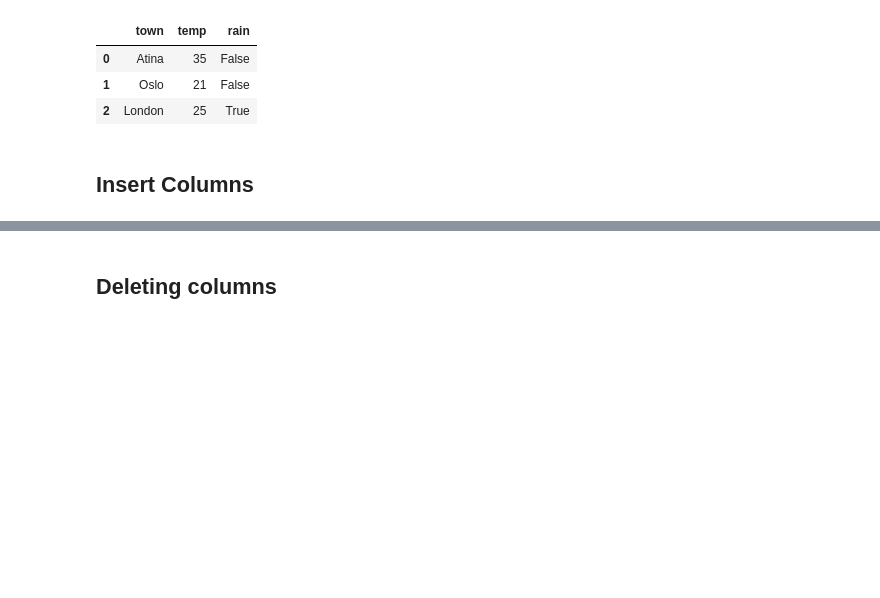
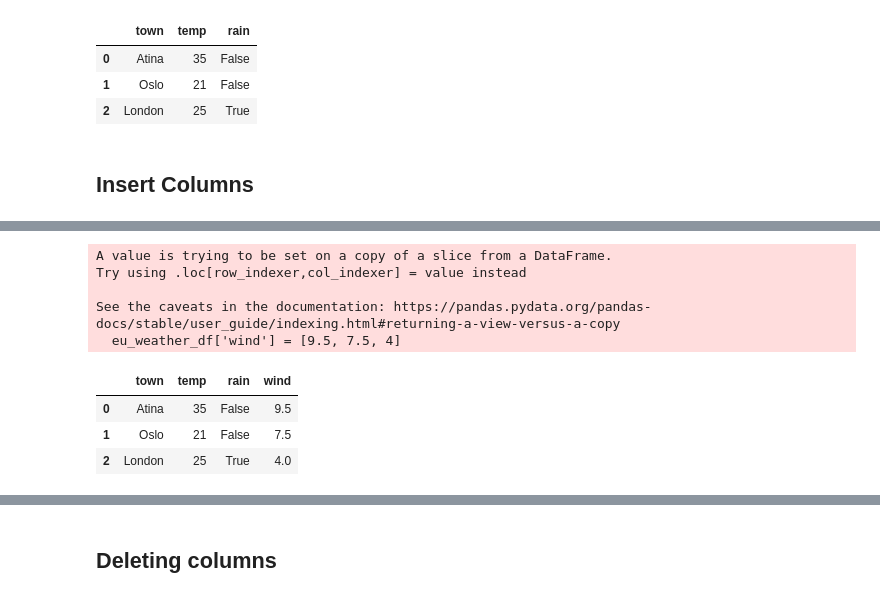
Before and after one commit to ProgressBG-Python-Course/JupyterNotebooksExamples, a Jupyter notebook: Notebooks/numpy_and_pandas/pandas/DataFramesManipulations.ipynb, the cells around one changed output, grey strips where cells are left out. Saved outputs shown, nothing was run; the diff lists cells and outputs as text; code cells hidden in the pictures; blank space fills up the shorter version.

```diff
--- a/Notebooks/numpy_and_pandas/pandas/DataFramesManipulations.ipynb
+++ b/Notebooks/numpy_and_pandas/pandas/DataFramesManipulations.ipynb
@@ -52 +88,14 @@ eu_weather_df
+# %%
+eu_weather_df['wind'] = [9.5, 7.5, 4]
+eu_weather_df
+# %% [output]
+A value is trying to be set on a copy of a slice from a DataFrame.
+Try using .loc[row_indexer,col_indexer] = value instead
+
+See the caveats in the documentation: https://pandas.pydata.org/pandas-docs/stable/user_guide/indexing.html#returning-a-view-versus-a-copy
+  eu_weather_df['wind'] = [9.5, 7.5, 4]
+|  | town | temp | rain | wind |
+| 0 | Atina | 35 | False | 9.5 |
+| 1 | Oslo | 21 | False | 7.5 |
+| 2 | London | 25 | True | 4.0 |
 # %% [markdown]
```
Also changed, not shown: parts of 25 cells of this notebook.
